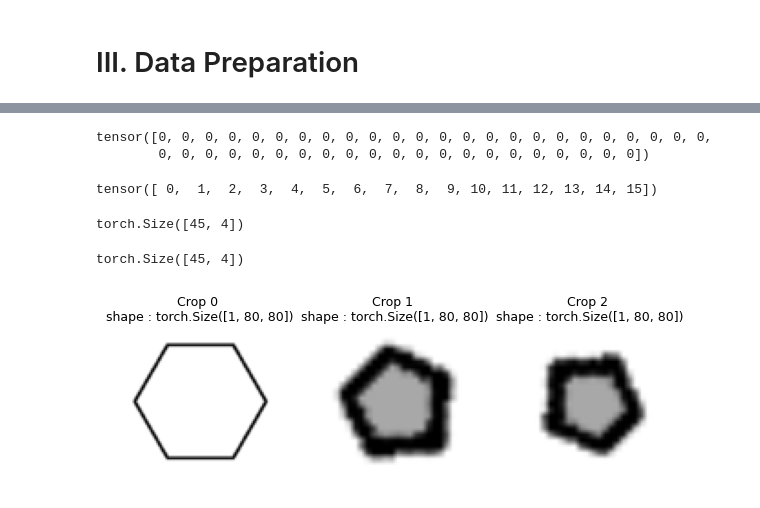
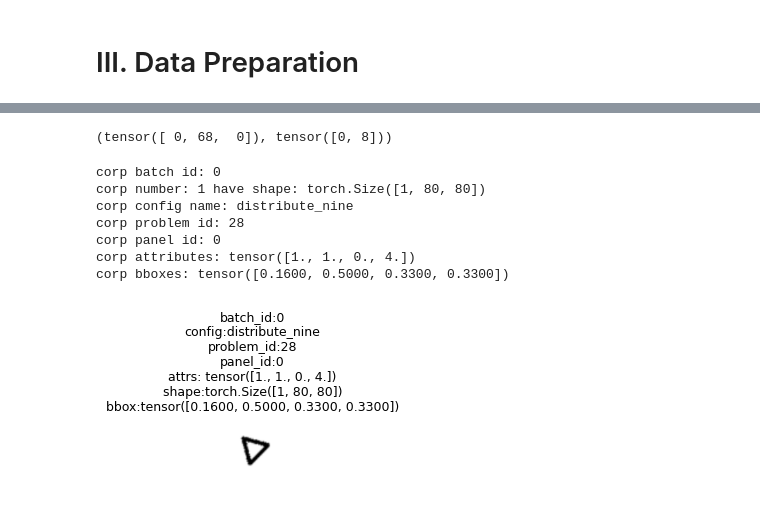
Before and after one commit to DhiaEddineSaidi/HRI-GNN, a Jupyter notebook: notebooks/data_exploration_and_preparation.ipynb, the cells around one changed output, grey strips where cells are left out. Saved outputs shown, nothing was run; the diff lists cells and outputs as text; code cells hidden in the pictures.

```diff
--- a/notebooks/data_exploration_and_preparation.ipynb
+++ b/notebooks/data_exploration_and_preparation.ipynb
@@ -383,16 +381,10 @@ from hri_gnn.config.const import Configuration
 from hri_gnn.datasets import  RavenDataset , gnn_flat_collate
 
 
-raven_dataset = RavenDataset(dataset="raven-100", split="test",limit_per_config=10)
+raven_dataset = RavenDataset(dataset="raven-100", split="test",percentage_limit=0.1)
 mon_dataloader = DataLoader(
     raven_dataset,
     batch_size=16,               # Number of RAVEN problems per batch
     shuffle=True,                # Shuffling for the train purposes
     collate_fn=gnn_flat_collate  # for flattening the batch
 )
-
-# for batch_idx, batch in enumerate(mon_dataloader):
-#         # On dépaquette ce que renvoie le gnn_flat_collate
-#         flat_crops, flat_attrs, flat_bboxes, flat_panel_indices, flat_batch_indices = batch
-
-flat_crops, flat_attrs, flat_bboxes, flat_panel_indices, flat_batch_indices =next(iter(mon_dataloader))
@@ -400,0 +391,2 @@ ImportError: cannot import name 'get_dataset' from partially initialized module
+# %%
+crops, attrs, bboxes, panel_indices, config_indices, problem_indices, batch_indices =next(iter(mon_dataloader))
@@ -401,22 +418,34 @@ ImportError: cannot import name 'get_dataset' from partially initialized module
+# %%
+torch.unique(panels, dim=0)[16],torch.unique(problems, dim=0)[0]
+# %% [output]
+(tensor([ 0, 68,  0]), tensor([0, 8]))
 # %%
-flat_batch_indices
+from hri_gnn.visualization import oracle
+from hri_gnn.config.const import Configuration
+
+idx = 1
+print(f"corp batch id: {batch_indices[idx]}")
+print(f"corp number: {idx} have shape: {crops[idx].shape}")
+print(f"corp config name: {Configuration.all()[config_indices[idx]]}")
+print(f"corp problem id: {problem_indices[idx]}")
+print(f"corp panel id: {panel_indices[idx]}")
+print(f"corp attributes: {attrs[idx]}")
+print(f"corp bboxes: {bboxes[idx]}")
+
+oracle.plot_crop(
+    crops[idx],
+    attrs[idx],
+    bboxes[idx],
+    panel_indices[idx],
+    config_indices[idx],
+    problem_indices[idx],
+    batch_indices[idx])
 # %% [output]
-tensor([0, 0, 0, 0, 0, 0, 0, 0, 0, 0, 0, 0, 0, 0, 0, 0, 0, 0, 0, 0, 0, 0, 0, 0,
-        0, 0, 0, 0, 0, 0, 0, 0, 0, 0, 0, 0, 0, 0, 0, 0, 0, 0, 0, 0, 0])
+corp batch id: 0
+corp number: 1 have shape: torch.Size([1, 80, 80])
+corp config name: distribute_nine
+corp problem id: 28
+corp panel id: 0
+corp attributes: tensor([1., 1., 0., 4.])
+corp bboxes: tensor([0.1600, 0.5000, 0.3300, 0.3300])
+[figure, added]
-# %%
-flat_panel_indices.unique()
-# %% [output]
-tensor([ 0,  1,  2,  3,  4,  5,  6,  7,  8,  9, 10, 11, 12, 13, 14, 15])
-# %%
-flat_bboxes.shape
-# %% [output]
-torch.Size([45, 4])
-# %%
-flat_attrs.shape
-# %% [output]
-torch.Size([45, 4])
-# %%
-from hri_gnn.visualization import oracle
-oracle.plot_crops(flat_crops[:3],)
-# %% [output]
-[figure, removed]
```
Also changed, not shown: parts of 15 cells of this notebook.
